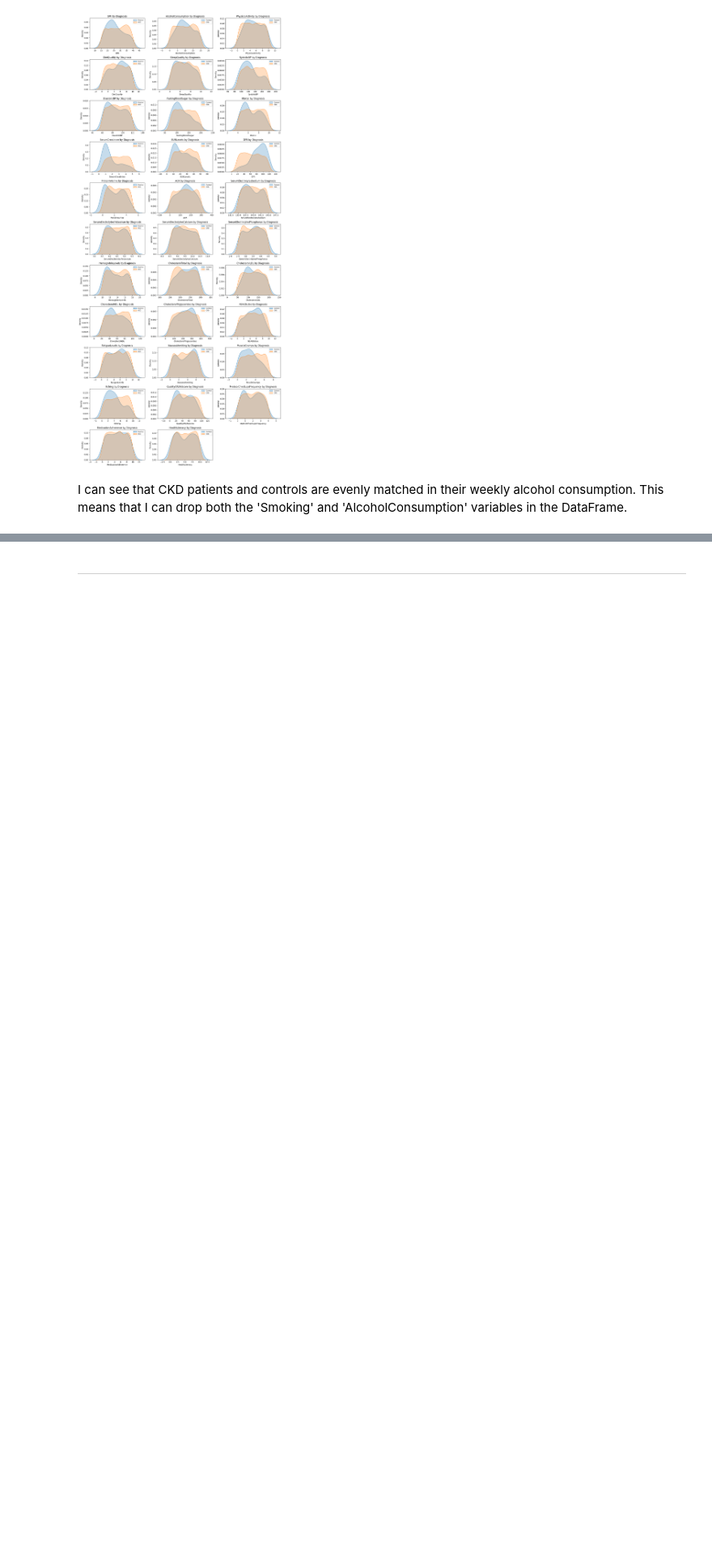
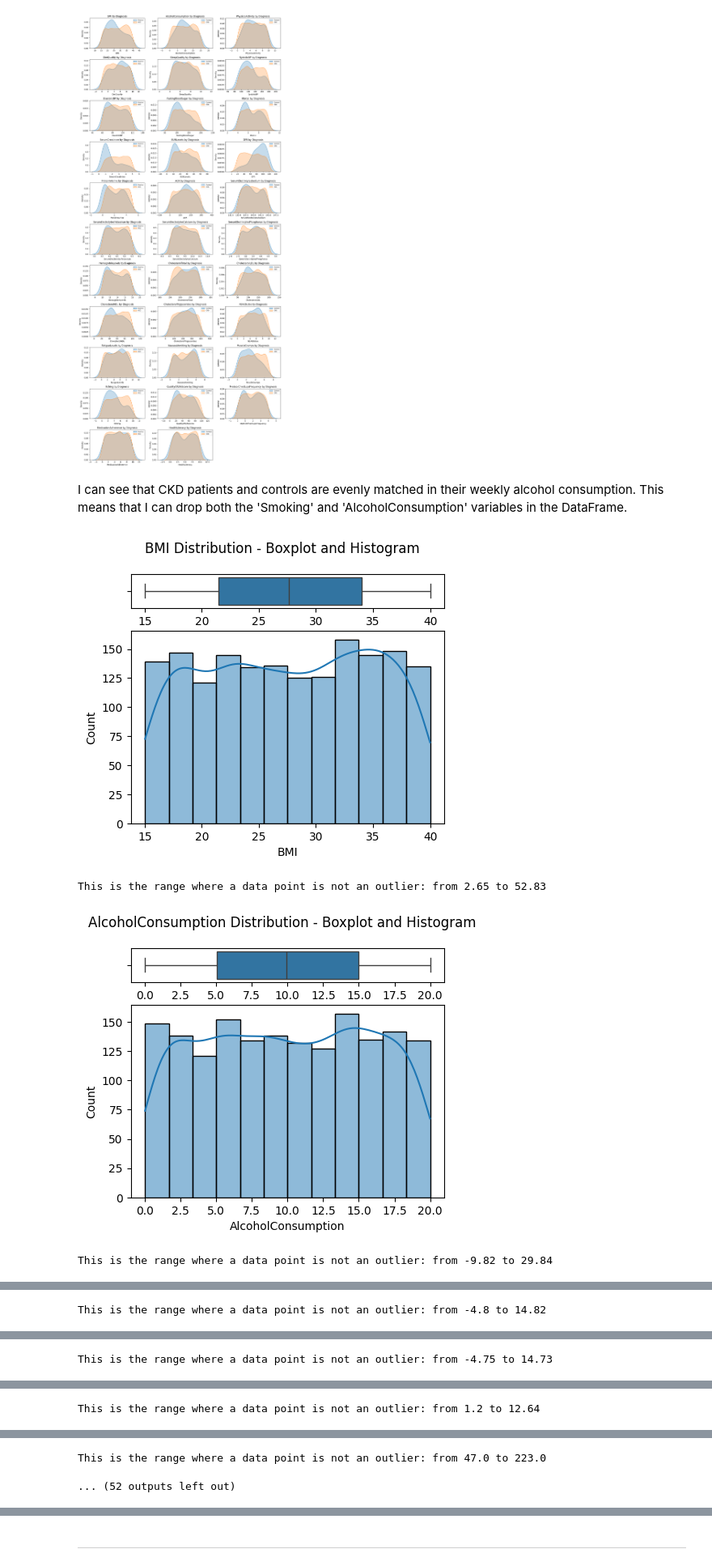
Before and after one commit to Sonya-J00/Chronic_Kidney_Disease, a Jupyter notebook: jupyter_notebooks/ETL.ipynb, the cells around one changed output, grey strips where cells are left out. Shown at 81% size. Cells and saved outputs as stored; diff of their text form; code cells hidden in the pictures; blank space fills up the shorter version.

```diff
--- a/jupyter_notebooks/ETL.ipynb
+++ b/jupyter_notebooks/ETL.ipynb
@@ -410,3 +410,25 @@ plt.show()
 [figure]
 # %% [markdown]
 I can see that CKD patients and controls are evenly matched in their weekly alcohol consumption. This means that I can drop both the 'Smoking' and 'AlcoholConsumption' variables in the DataFrame.
+# %%
+def plot_histogram_and_boxplot(df):
+  for col in df.select_dtypes(include='float').columns:
+    fig, axes = plt.subplots(nrows=2 ,ncols=1 ,figsize=(5,4), gridspec_kw={"height_ratios": (.15, .85)})
+    sns.boxplot(data=df, x=col, ax=axes[0])
+    sns.histplot(data=df, x=col, kde=True, ax=axes[1])
+    fig.suptitle(f"{col} Distribution - Boxplot and Histogram")
+    plt.show()
+
+    IQR = df[col].quantile(q=0.75) - df[col].quantile(q=0.25)
+    print(
+        f"This is the range where a data point is not an outlier: from "
+        f"{(df[col].quantile(q=0.25) - 1.5*IQR).round(2)} to "
+        f"{(df[col].quantile(q=0.75) + 1.5*IQR).round(2)}")
+    print("\n")
+
+plot_histogram_and_boxplot(df)
+# %% [output]
+[figure, added]
+This is the range where a data point is not an outlier: from 2.65 to 52.83
+[figure, added]
+This is the range where a data point is not an outlier: from -9.82 to 29.84
@@ -412,0 +436 @@ I can see that CKD patients and controls are evenly matched in their weekly alco
+This is the range where a data point is not an outlier: from -4.8 to 14.82
@@ -412,0 +438 @@ I can see that CKD patients and controls are evenly matched in their weekly alco
+This is the range where a data point is not an outlier: from -4.75 to 14.73
@@ -412,0 +440 @@ I can see that CKD patients and controls are evenly matched in their weekly alco
+This is the range where a data point is not an outlier: from 1.2 to 12.64
@@ -412,0 +442,2 @@ I can see that CKD patients and controls are evenly matched in their weekly alco
+This is the range where a data point is not an outlier: from 47.0 to 223.0
+... (52 outputs left out)
```
Also changed, not shown: parts of 9 cells of this notebook, 1 other file.
